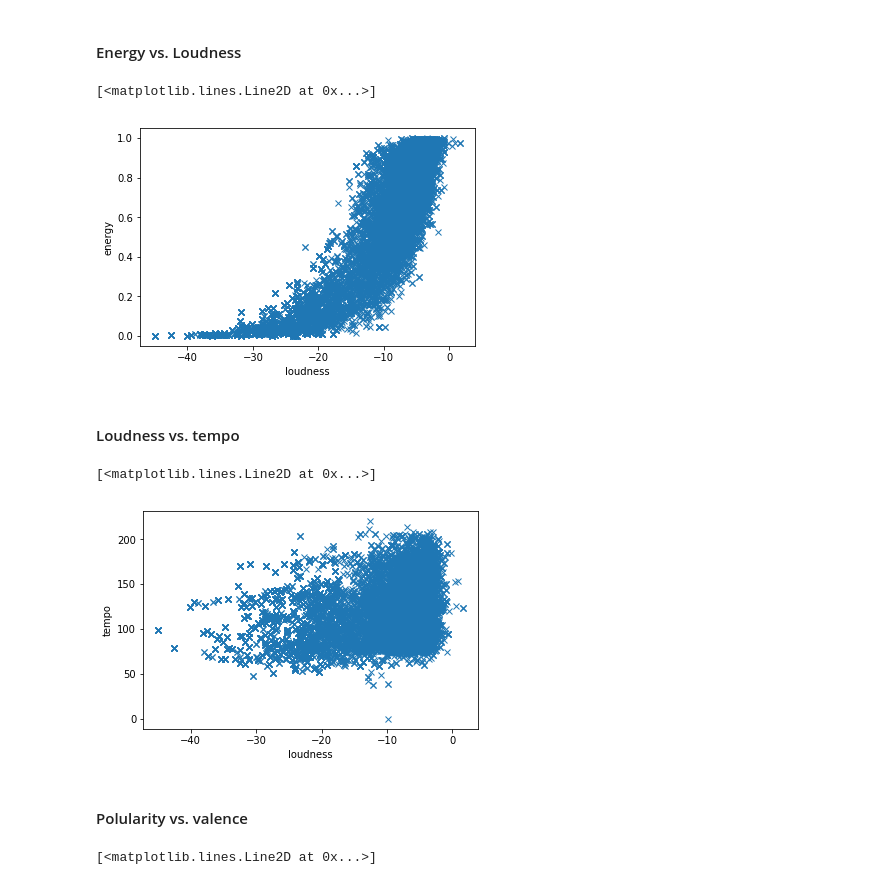
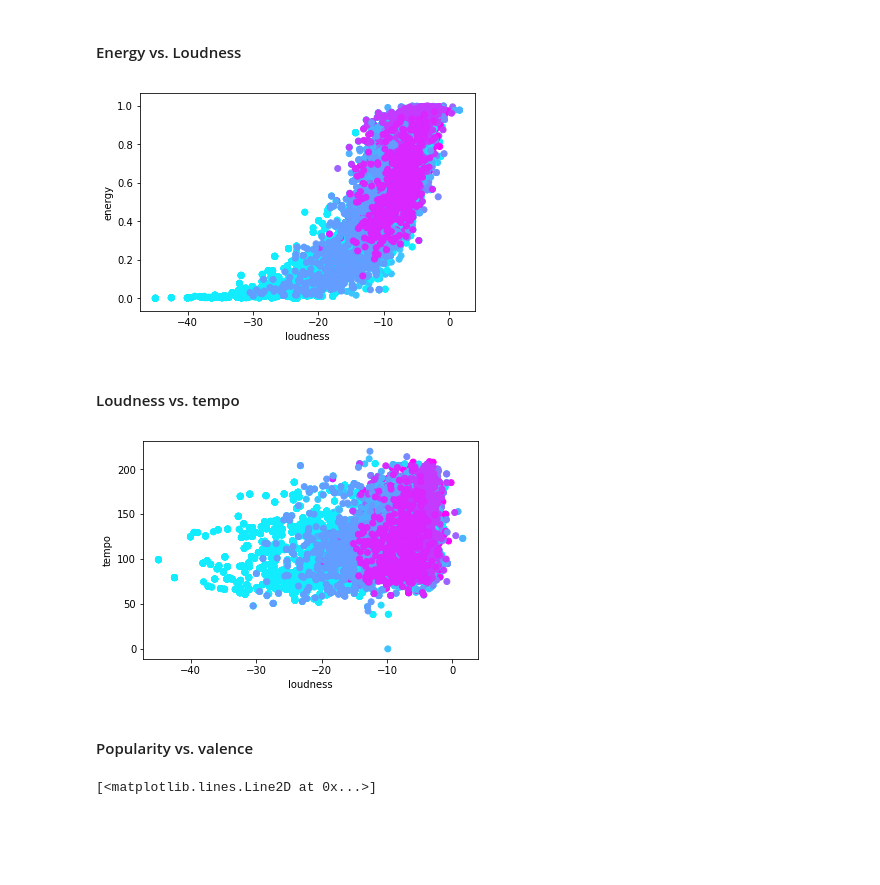
Before and after one commit to ivan-ristovic/Automated-Playlist-Generation, a Jupyter notebook: notebooks/01_Visualization.ipynb, the cells around one changed output. Saved outputs shown, nothing was run; the diff lists cells and outputs as text; code cells hidden in the pictures; blank space fills up the shorter version.

Commit message:
Colormaps

```diff
--- a/notebooks/01_Visualization.ipynb
+++ b/notebooks/01_Visualization.ipynb
@@ -100,23 +102,25 @@ plt.imshow(df.isnull(), cmap='viridis', aspect='auto')
+# %%
+colors = [int(i % 23) for i in df['category']]
 # %% [markdown]
 #### Energy vs. Loudness
 # %%
 plt.xlabel('loudness')
 plt.ylabel('energy')
-plt.plot(df['loudness'], df['energy'], 'x')
+pylab.scatter(df['loudness'], df['energy'], c=colors, cmap=pylab.cm.cool)
+pylab.show()
 # %% [output]
-[<matplotlib.lines.Line2D at 0x...>]
-[figure, old version]
+[figure, new version]
 # %% [markdown]
 #### Loudness vs. tempo
 # %%
 plt.xlabel('loudness')
 plt.ylabel('tempo')
-plt.plot(df['loudness'], df['tempo'], 'x')
+pylab.scatter(df['loudness'], df['tempo'], c=colors, cmap=pylab.cm.cool)
+pylab.show()
 # %% [output]
-[<matplotlib.lines.Line2D at 0x...>]
-[figure, old version]
+[figure, new version]
 # %% [markdown]
-#### Polularity vs. valence
+#### Popularity vs. valence
 # %%
 plt.xlabel('acousticness')
 plt.ylabel('liveness')
```
Also changed, not shown: parts of 3 cells of this notebook, 1 other file.
